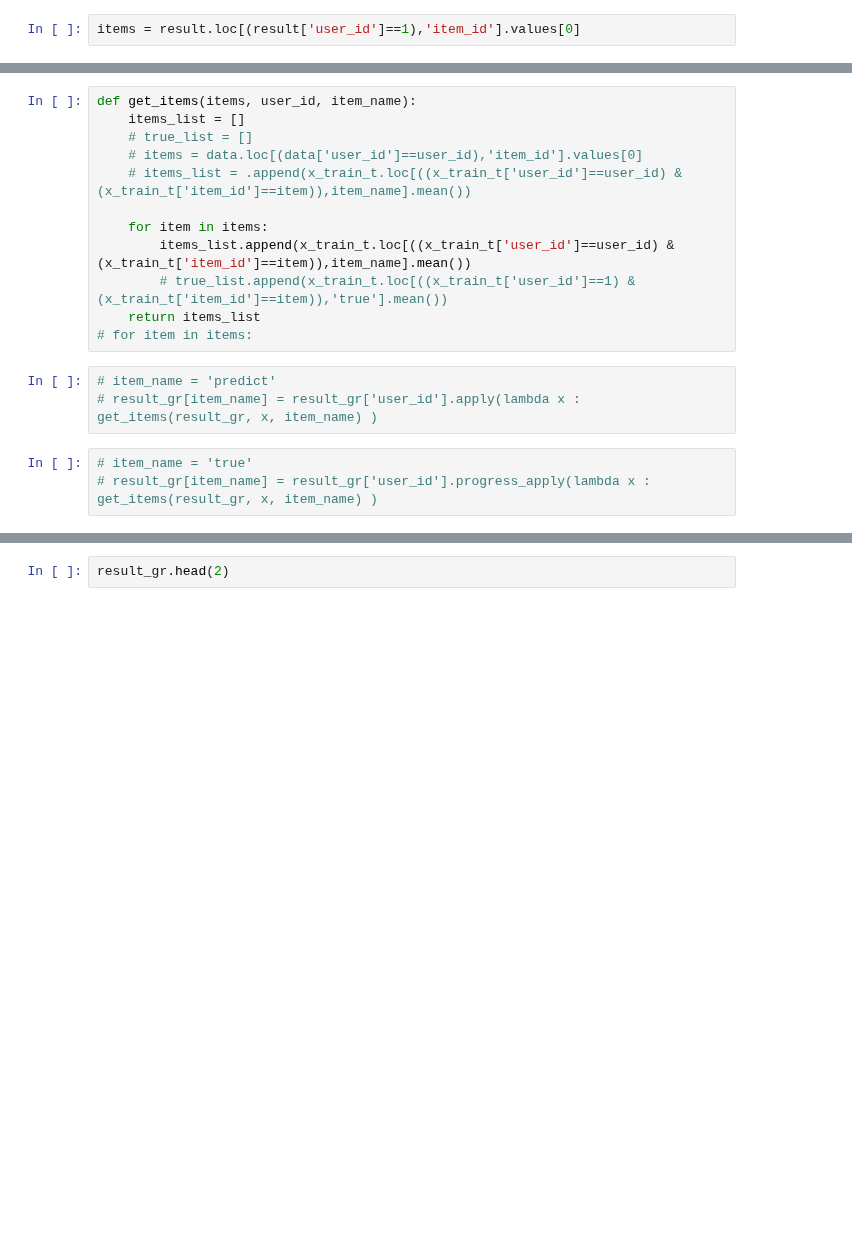
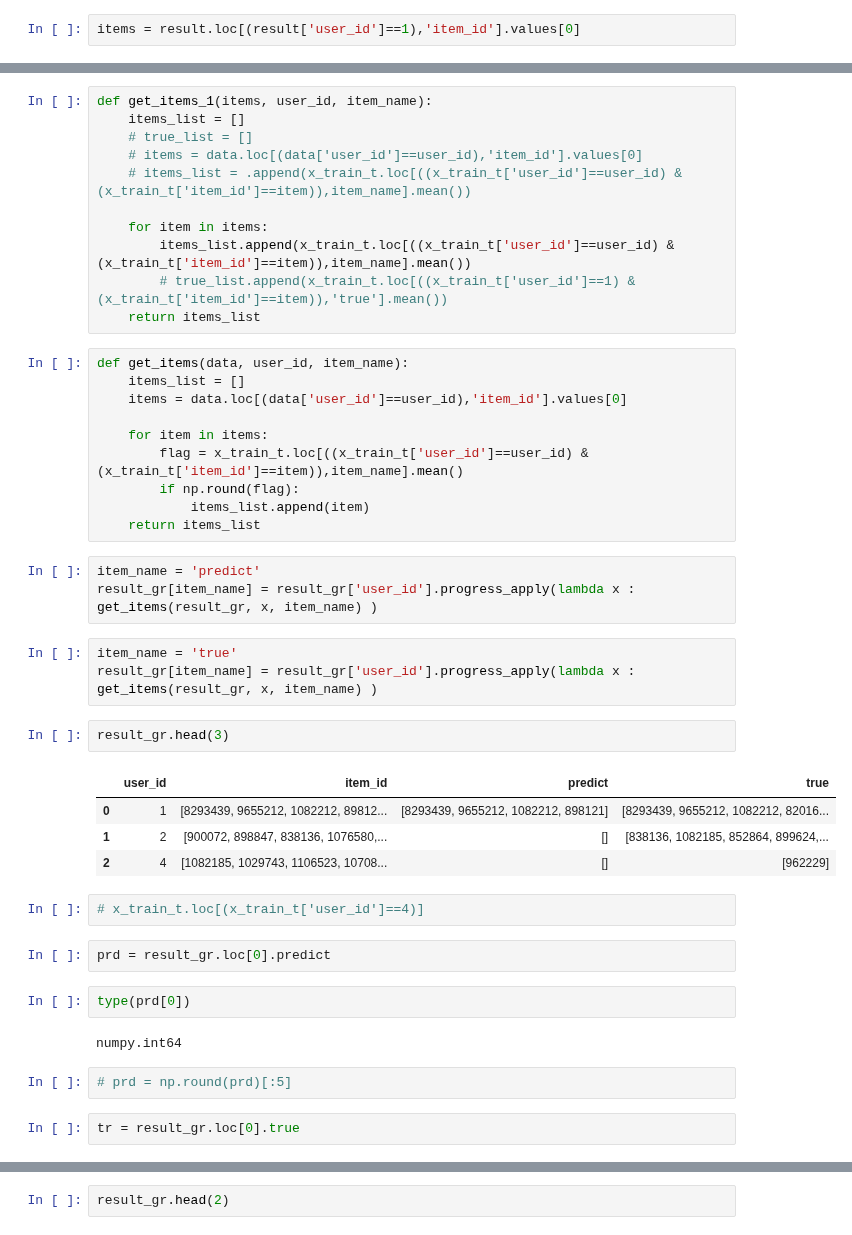
Before and after one commit to evelisko/GB_RegSys, a Jupyter notebook: Lesson_6/HW_RS_Lesson_6.ipynb, the cells around one changed output, grey strips where cells are left out. Cells and saved outputs as stored; diff of their text form; blank space fills up the shorter version.

```diff
--- a/Lesson_6/HW_RS_Lesson_6.ipynb
+++ b/Lesson_6/HW_RS_Lesson_6.ipynb
@@ -373,5 +395,5 @@ items = result.loc[(result['user_id']==1),'item_id'].values[0]
 # %%
-def get_items(items, user_id, item_name):
+def get_items_1(items, user_id, item_name):
     items_list = []
     # true_list = []
     # items = data.loc[(data['user_id']==user_id),'item_id'].values[0]
@@ -381,10 +403,38 @@ def get_items(items, user_id, item_name):
         items_list.append(x_train_t.loc[((x_train_t['user_id']==user_id) & (x_train_t['item_id']==item)),item_name].mean())
         # true_list.append(x_train_t.loc[((x_train_t['user_id']==1) & (x_train_t['item_id']==item)),'true'].mean())
     return items_list
-# for item in items:
+# %%
+def get_items(data, user_id, item_name):
+    items_list = []
+    items = data.loc[(data['user_id']==user_id),'item_id'].values[0]
+
+    for item in items:
+        flag = x_train_t.loc[((x_train_t['user_id']==user_id) & (x_train_t['item_id']==item)),item_name].mean()
+        if np.round(flag):
+            items_list.append(item)
+    return items_list
 # %%
-# item_name = 'predict'
-# result_gr[item_name] = result_gr['user_id'].apply(lambda x : get_items(result_gr, x, item_name) )
+item_name = 'predict'
+result_gr[item_name] = result_gr['user_id'].progress_apply(lambda x : get_items(result_gr, x, item_name) )
 # %%
-# item_name = 'true'
-# result_gr[item_name] = result_gr['user_id'].progress_apply(lambda x : get_items(result_gr, x, item_name) )
+item_name = 'true'
+result_gr[item_name] = result_gr['user_id'].progress_apply(lambda x : get_items(result_gr, x, item_name) )
+# %%
+result_gr.head(3)
+# %% [output]
+|  | user_id | item_id | predict | true |
+| 0 | 1 | [8293439, 9655212, 1082212, 89812... | [8293439, 9655212, 1082212, 898121] | [8293439, 9655212, 1082212, 82016... |
+| 1 | 2 | [900072, 898847, 838136, 1076580,... | [] | [838136, 1082185, 852864, 899624,... |
+| 2 | 4 | [1082185, 1029743, 1106523, 10708... | [] | [962229] |
+# %%
+# x_train_t.loc[(x_train_t['user_id']==4)]
+# %%
+prd = result_gr.loc[0].predict
+# %%
+type(prd[0])
+# %% [output]
+numpy.int64
+# %%
+# prd = np.round(prd)[:5]
+# %%
+tr = result_gr.loc[0].true
```
Also changed, not shown: parts of 12 cells of this notebook.
